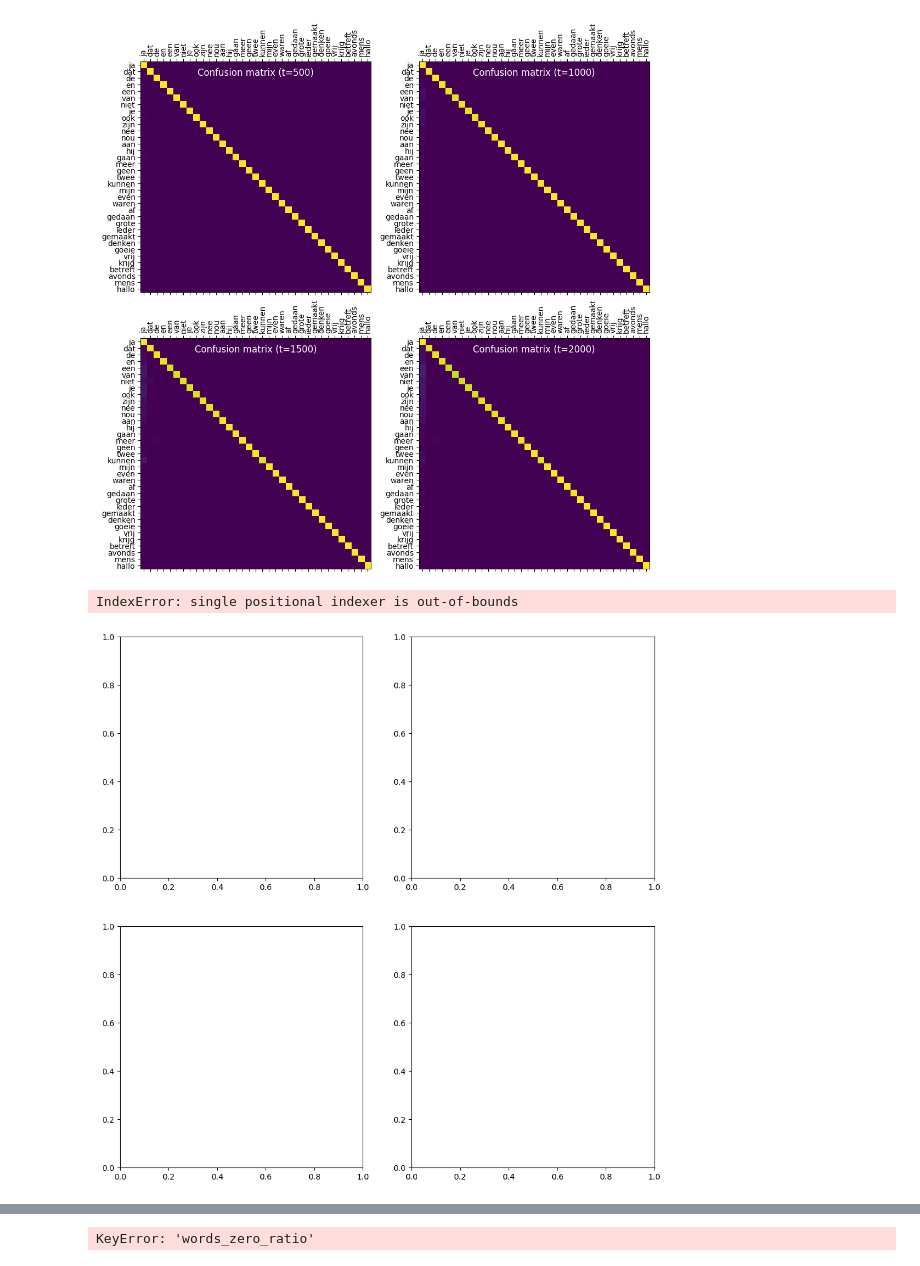
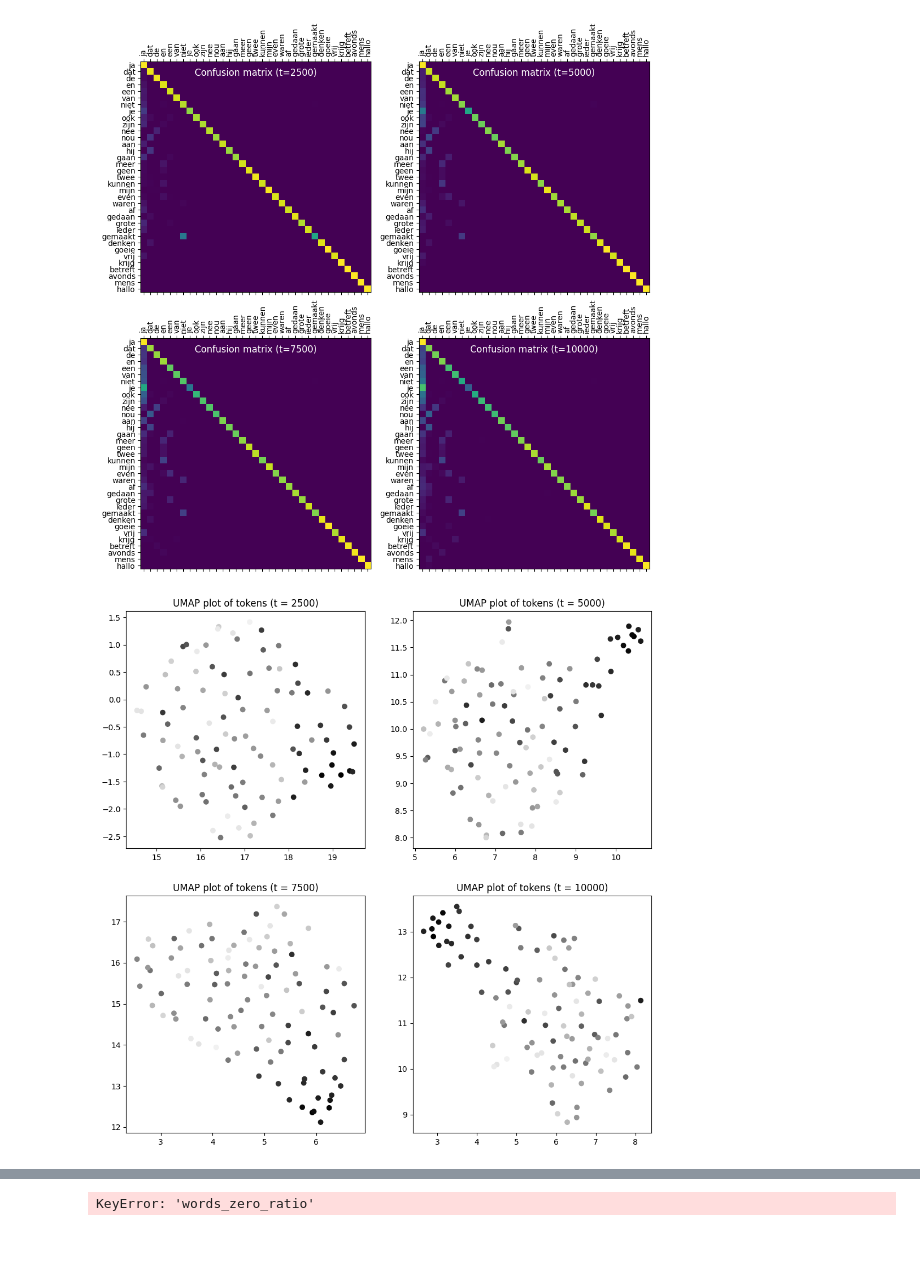
Before and after one commit to AntheSevenants/fwo-frequency-reduction, a Jupyter notebook: interactive.ipynb, the cells around one changed output, grey strips where cells are left out. Saved outputs shown, nothing was run; the diff lists cells and outputs as text; code cells hidden in the pictures.

```diff
--- a/interactive.ipynb
+++ b/interactive.ipynb
@@ -26,14 +26,14 @@ import matplotlib.pyplot as plt
 from tqdm.auto import tqdm
 # %%
 NUM_AGENTS = 25
-NUM_DIMENSIONS = 200
+NUM_DIMENSIONS = 50
 NUM_TOKENS = 100
 # vectors, tokens, frequencies, percentiles = load_vectors(f"materials/vectors-{NUM_DIMENSIONS}.txt")
 tokens, frequencies, percentiles, ranks = load_info(f"vectors/theoretical-percentile-info-{NUM_TOKENS}.tsv", theoretical=True)
 # Overwrite vectors with my own
 vectors = generate_word_vectors(vocabulary_size=len(tokens), dimensions=NUM_DIMENSIONS)
 # %%
-STEPS_COUNT = 2000
+STEPS_COUNT = 10000
 model = ReductionModel(NUM_AGENTS, vectors, tokens, frequencies, percentiles, ranks,
                        initial_token_count=6,
                        neighbourhood_size=10,
@@ -44,9 +44,10 @@ model = ReductionModel(NUM_AGENTS, vectors, tokens, frequencies, percentiles, ra
                        feedback_type=FeedbackTypes.NO_FEEDBACK,
                        repair=Repair.NO_REPAIR,
                        datacollector_step_size=50,
-                       disable_reduction=False)
+                       disable_reduction=False,
+                       prefill_memory=True)
 # model.agents[0].indices_in_memory
-# model.step()
+model.step()
 for _ in tqdm(range(STEPS_COUNT), total=STEPS_COUNT):
     model.step()
 # %% [output]
@@ -68,13 +80,13 @@ visualisation.meta.make_layout_plot(model,
                                                  math.floor(model.current_step / 4) * 2,
                                                  math.floor(model.current_step / 4) * 3, model.current_step])
 # %% [output]
-[figure, old version]
+[figure, new version]
 # %%
 visualisation.meta.make_layout_plot(model,
                                     visualisation.meta.make_umap_plot,
                                     steps=[math.floor(model.current_step / 4) * 1,
                                            math.floor(model.current_step / 4) * 2,
-                                           math.floor(model.current_step / 4) * 3, model.current_step - 1])
+                                           math.floor(model.current_step / 4) * 3,
+                                           model.current_step])
 # %% [output]
-IndexError: single positional indexer is out-of-bounds
-[figure, old version]
+[figure, new version]
```
Also changed, not shown: parts of 5 cells of this notebook.
